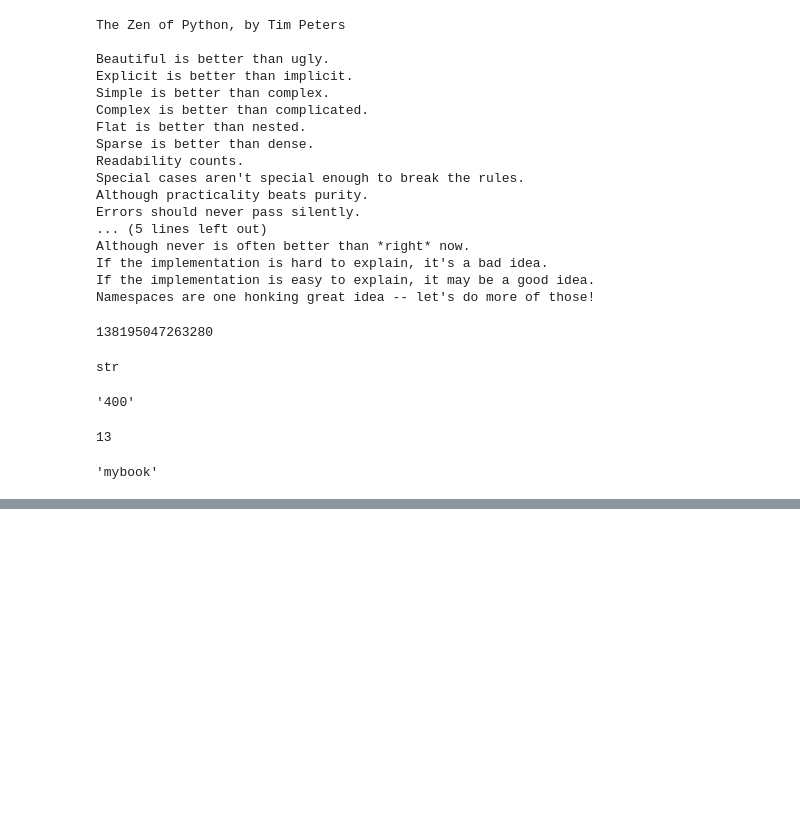
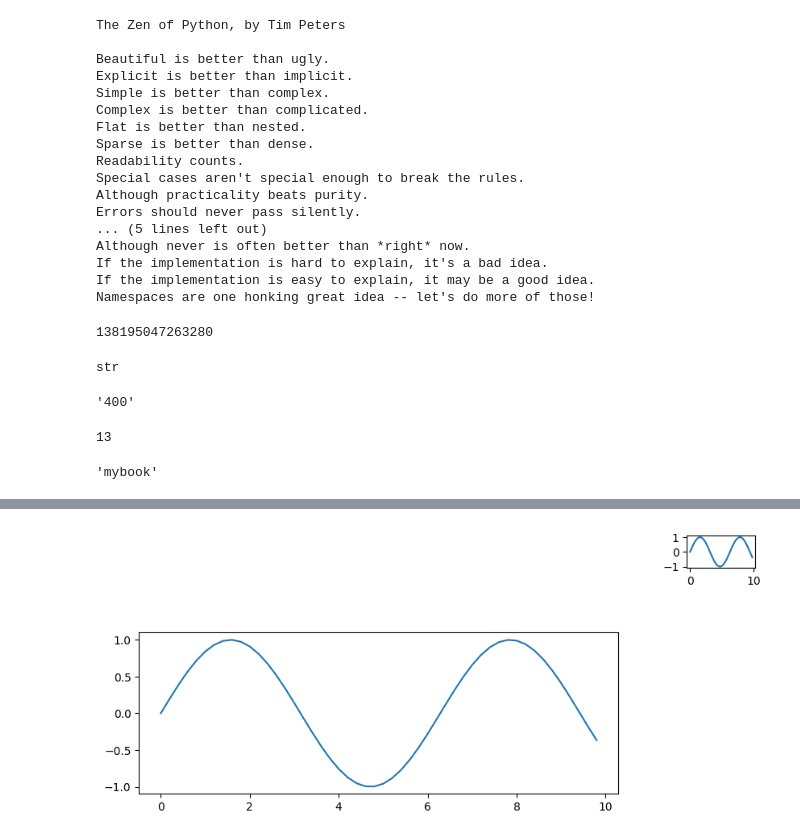
Before and after one commit to Mohammad-Rakibuzzaman/opencv-university, a Jupyter notebook: basics_hands_on.ipynb, the cells around one changed output, grey strips where cells are left out. Drawn from its saved outputs; the diff is of its cells as text; code cells hidden in the pictures; blank space fills up the shorter version.

```diff
--- a/basics_hands_on.ipynb
+++ b/basics_hands_on.ipynb
@@ -1081,0 +636,10 @@ MyInt.square??
+# %%
+# single axes - position values are 0-1
+left, bottom, width, height = .1, .2, .7, .5
+ax = fig.add_axes((left, bottom, width, height))
+ax.plot(x, y)
+ax2 = fig.add_axes((.9, .9, .1, .1))
+ax2.plot(x, y)
+fig
+# %% [output]
+[figure, added]
```
Also changed, not shown: parts of 272 cells of this notebook.
